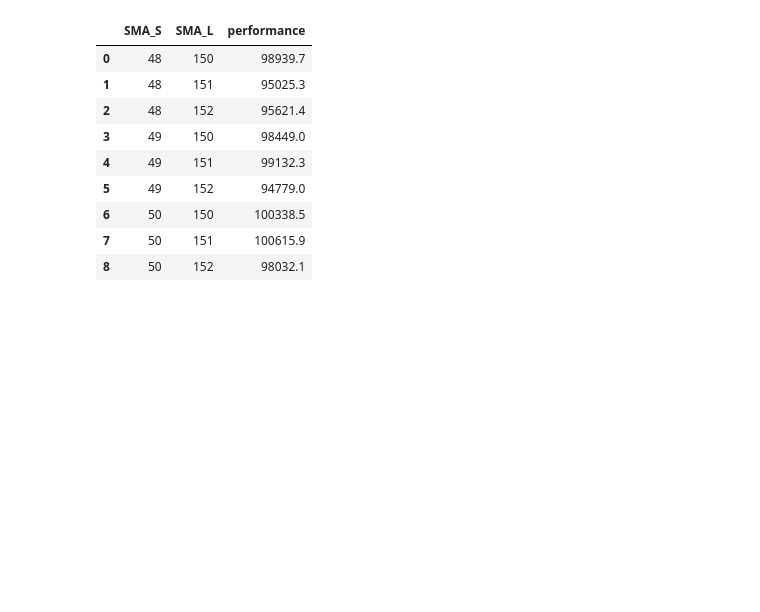
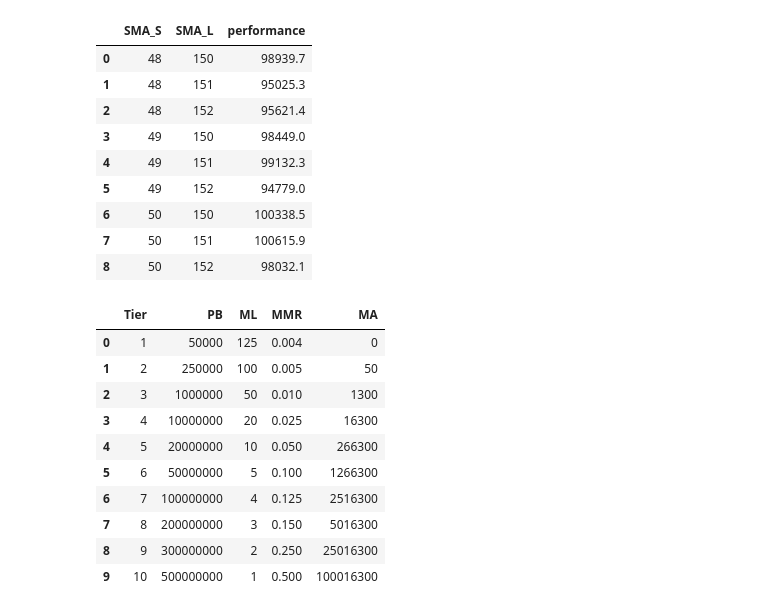
Before and after one commit to mauricioavs/trading-bot, a Jupyter notebook: Main Test Model.ipynb, the cells around one changed output. Drawn from its saved outputs; the diff is of its cells as text; code cells hidden in the pictures; blank space fills up the shorter version.

Commit message:
fixed problem of not choosing correct max amount with leverage tables

```diff
--- a/Main Test Model.ipynb
+++ b/Main Test Model.ipynb
@@ -19,7 +19,7 @@ class MaintenanceMarginTables():
         self.BTCBUSD = None
         ########### Fill each table ##############
         d = {'Tier': range(1,11),
-         'PB' : [50000, 250000, 1000000, 10000000, 20000000, 50000000, 100000000, 200000000, 300000000, sys.maxsize], #Position Bracker (Notional Value in USDT) (top boundary)
+         'PB' : [50000, 250000, 1000000, 10000000, 20000000, 50000000, 100000000, 200000000, 300000000, 500000000], #Position Bracker (Notional Value in USDT) (top boundary)
          'ML' : [125, 100, 50, 20, 10, 5, 4, 3, 2, 1], #Max Leverage
          'MMR' : [0.004, 0.005, 0.01, 0.025, 0.05, 0.1, 0.125, 0.15, 0.25, 0.5], #Maintenance Margin Rate
          'MA' : [0, 50, 1300, 16300, 266300, 1266300, 2516300, 5016300, 25016300, 100016300] #Maintenance AMount (USDT)
@@ -591,3 +590,18 @@ bc.results_overview
 | 6 | 50 | 150 | 100338.5 |
 | 7 | 50 | 151 | 100615.9 |
 | 8 | 50 | 152 | 98032.1 |
+# %%
+table = MMT.get_table("BTCUSDT")
+table
+# %% [output]
+|  | Tier | PB | ML | MMR | MA |
+| 0 | 1 | 50000 | 125 | 0.004 | 0 |
+| 1 | 2 | 250000 | 100 | 0.005 | 50 |
+| 2 | 3 | 1000000 | 50 | 0.010 | 1300 |
+| 3 | 4 | 10000000 | 20 | 0.025 | 16300 |
+| 4 | 5 | 20000000 | 10 | 0.050 | 266300 |
+| 5 | 6 | 50000000 | 5 | 0.100 | 1266300 |
+| 6 | 7 | 100000000 | 4 | 0.125 | 2516300 |
+| 7 | 8 | 200000000 | 3 | 0.150 | 5016300 |
+| 8 | 9 | 300000000 | 2 | 0.250 | 25016300 |
+| 9 | 10 | 500000000 | 1 | 0.500 | 100016300 |
```
Also changed, not shown: parts of 5 cells of this notebook, 1 other file.
